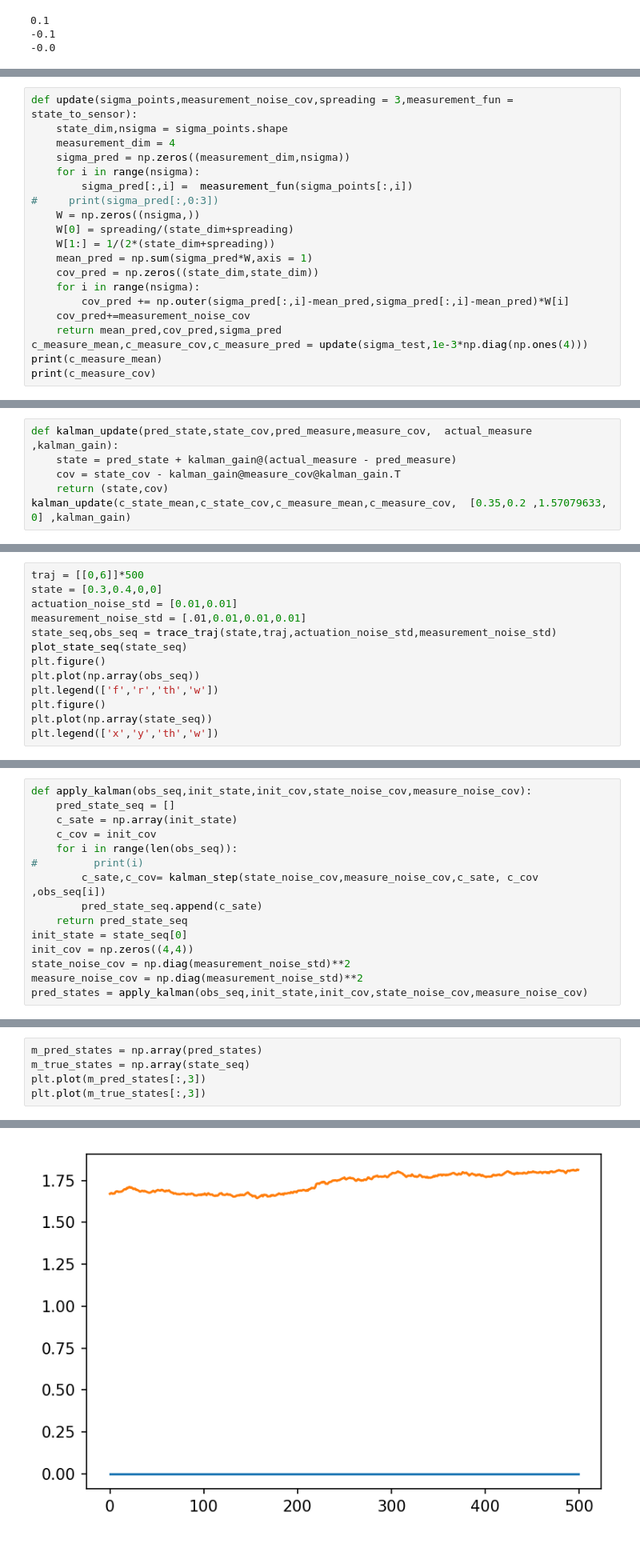
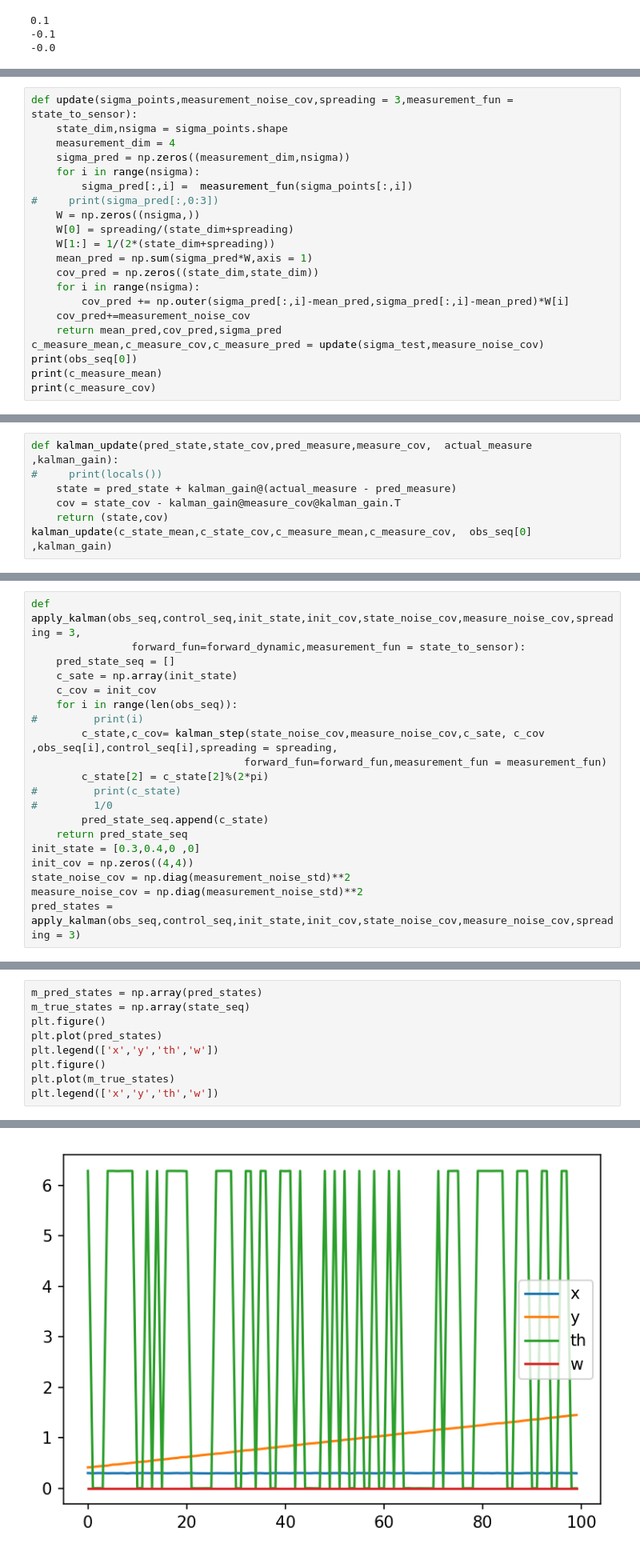
Before and after one commit to samer1248/ECE209AS-Lab3, a Jupyter notebook: project3.ipynb, the cells around one changed output, grey strips where cells are left out. Shown at 80% size. Drawn from its saved outputs; the diff is of its cells as text.

```diff
--- a/project3.ipynb
+++ b/project3.ipynb
@@ -283,7 +286,8 @@ def update(sigma_points,measurement_noise_cov,spreading = 3,measurement_fun = st
         cov_pred += np.outer(sigma_pred[:,i]-mean_pred,sigma_pred[:,i]-mean_pred)*W[i]
     cov_pred+=measurement_noise_cov
     return mean_pred,cov_pred,sigma_pred
-c_measure_mean,c_measure_cov,c_measure_pred = update(sigma_test,1e-3*np.diag(np.ones(4)))
+c_measure_mean,c_measure_cov,c_measure_pred = update(sigma_test,measure_noise_cov)
+print(obs_seq[0])
 print(c_measure_mean)
 print(c_measure_cov)
 # %% [output]
@@ -310,8 +315,9 @@ print(kalman_gain)
  [ 0.00000000e+00  0.00000000e+00  0.00000000e+00  0.00000000e+00]]
 # %%
 def kalman_update(pred_state,state_cov,pred_measure,measure_cov,  actual_measure ,kalman_gain):
+#     print(locals())
     state = pred_state + kalman_gain@(actual_measure - pred_measure)
     cov = state_cov - kalman_gain@measure_cov@kalman_gain.T
     return (state,cov)
-kalman_update(c_state_mean,c_state_cov,c_measure_mean,c_measure_cov,  [0.35,0.2 ,1.57079633, 0] ,kalman_gain)
+kalman_update(c_state_mean,c_state_cov,c_measure_mean,c_measure_cov,  obs_seq[0] ,kalman_gain)
 # %% [output]
@@ -353,13 +364,0 @@ kalman_step(state_noise_cov,measure_noise_cov,init_state, init_cov ,actual_measu
-# %%
-traj = [[0,6]]*500
-state = [0.3,0.4,0,0]
-actuation_noise_std = [0.01,0.01]
-measurement_noise_std = [.01,0.01,0.01,0.01]
-state_seq,obs_seq = trace_traj(state,traj,actuation_noise_std,measurement_noise_std)
-plot_state_seq(state_seq)
-plt.figure()
-plt.plot(np.array(obs_seq))
-plt.legend(['f','r','th','w'])
-plt.figure()
-plt.plot(np.array(state_seq))
-plt.legend(['x','y','th','w'])
@@ -371,15 +365,20 @@ plt.legend(['x','y','th','w'])
 # %%
-def apply_kalman(obs_seq,init_state,init_cov,state_noise_cov,measure_noise_cov):
+def apply_kalman(obs_seq,control_seq,init_state,init_cov,state_noise_cov,measure_noise_cov,spreading = 3,
+                forward_fun=forward_dynamic,measurement_fun = state_to_sensor):
     pred_state_seq = []
     c_sate = np.array(init_state)
     c_cov = init_cov
     for i in range(len(obs_seq)):
 #         print(i)
-        c_sate,c_cov= kalman_step(state_noise_cov,measure_noise_cov,c_sate, c_cov ,obs_seq[i])
-        pred_state_seq.append(c_sate)
+        c_state,c_cov= kalman_step(state_noise_cov,measure_noise_cov,c_sate, c_cov ,obs_seq[i],control_seq[i],spreading = spreading,
+                                  forward_fun=forward_fun,measurement_fun = measurement_fun)
+        c_state[2] = c_state[2]%(2*pi)
+#         print(c_state)
+#         1/0
+        pred_state_seq.append(c_state)
     return pred_state_seq
-init_state = state_seq[0]
+init_state = [0.3,0.4,0 ,0]
 init_cov = np.zeros((4,4))
 state_noise_cov = np.diag(measurement_noise_std)**2
 measure_noise_cov = np.diag(measurement_noise_std)**2
-pred_states = apply_kalman(obs_seq,init_state,init_cov,state_noise_cov,measure_noise_cov)
+pred_states = apply_kalman(obs_seq,control_seq,init_state,init_cov,state_noise_cov,measure_noise_cov,spreading = 3)
@@ -386,6 +392,10 @@ pred_states = apply_kalman(obs_seq,init_state,init_cov,state_noise_cov,measure_n
 # %%
 m_pred_states = np.array(pred_states)
 m_true_states = np.array(state_seq)
-plt.plot(m_pred_states[:,3])
-plt.plot(m_true_states[:,3])
+plt.figure()
+plt.plot(pred_states)
+plt.legend(['x','y','th','w'])
+plt.figure()
+plt.plot(m_true_states)
+plt.legend(['x','y','th','w'])
 # %% [output]
@@ -393 +403 @@ plt.plot(m_true_states[:,3])
-[figure, old version]
+[figure, new version]
```
Also changed, not shown: parts of 15 cells of this notebook, 2 other files.
